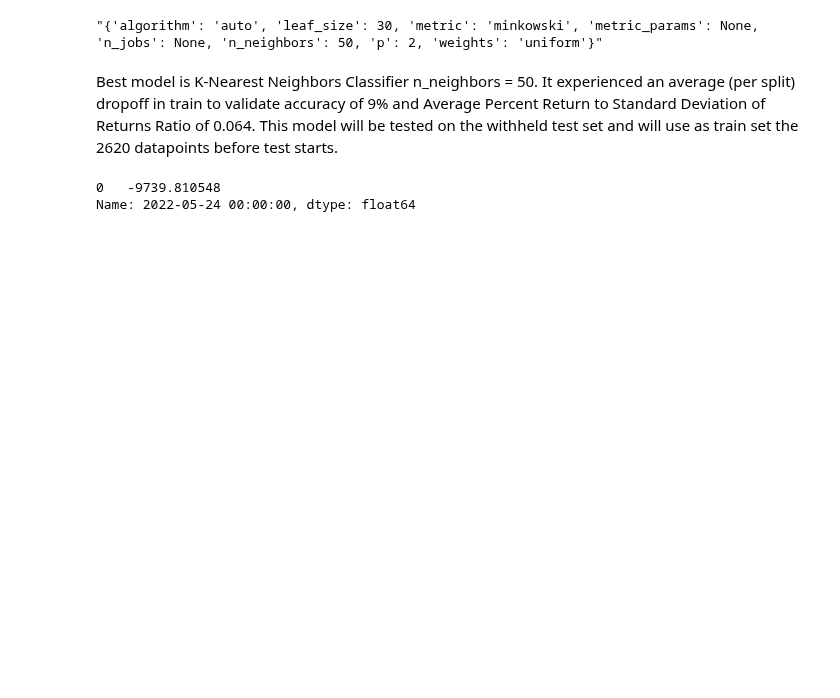
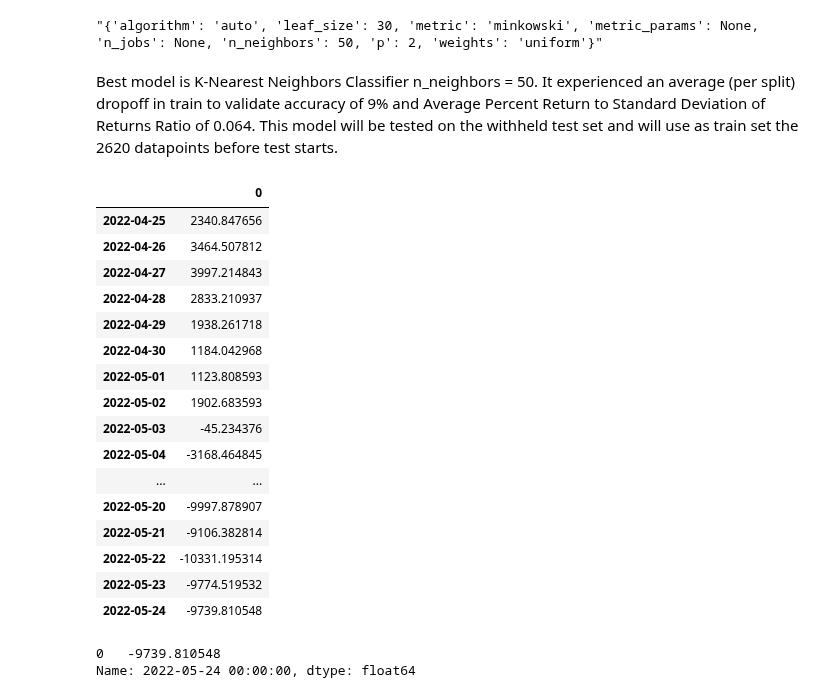
Before and after one commit to FinancialForecasters/financial_forecaster, a Jupyter notebook: explore_jesse.ipynb, the cells around one changed output. Cells and saved outputs as stored; diff of their text form; code cells hidden in the pictures; blank space fills up the shorter version.

```diff
--- a/explore_jesse.ipynb
+++ b/explore_jesse.ipynb
@@ -398,16 +429,16 @@ def rolling_split_train_and_test(df, features_to_use, features_to_scale, target,
 # %%
-def scale_X(X_train, X_test, features_to_use, features_to_scale, scaler_type):
-    """ Scales X_train, X_test using scaler_type. Only scales features in features_to_scale. """
-    scaler = scaler_type
+# def scale_X(X_train, X_test, features_to_use, features_to_scale, scaler_type):
+#     """ Scales X_train, X_test using scaler_type. Only scales features in features_to_scale. """
+#     scaler = scaler_type
 
-    X_train_scaled = pd.concat([X_train.drop(columns = features_to_scale),
-                                pd.DataFrame(data = scaler.fit_transform(X_train[features_to_scale]),
-                                             columns = features_to_scale, index = X_train.index)],
-                               axis=1)
-    X_test_scaled = pd.concat([X_test.drop(columns = features_to_scale),
-                                pd.DataFrame(data = scaler.transform(X_test[features_to_scale]),
-                                             columns = features_to_scale, index = X_test.index)],
-                               axis=1)
+#     X_train_scaled = pd.concat([X_train.drop(columns = features_to_scale),
+#                                 pd.DataFrame(data = scaler.fit_transform(X_train[features_to_scale]),
+#                                              columns = features_to_scale, index = X_train.index)],
+#                                axis=1)
+#     X_test_scaled = pd.concat([X_test.drop(columns = features_to_scale),
+#                                 pd.DataFrame(data = scaler.transform(X_test[features_to_scale]),
+#                                              columns = features_to_scale, index = X_test.index)],
+#                                axis=1)
 
-    return X_train_scaled, X_test_scaled
+#     return X_train_scaled, X_test_scaled
 # %%
@@ -927,3 +973,23 @@ final_test_equity_curve= get_equity_curve(final_test_equity_curve, final_test_eq
 
 # baseline_equity_curve = pd.DataFrame()
 # equity_plots_data = {}
+# %%
+test_final_model(features_to_use, features_to_scale, model_to_test,target, other_targets, df, test_size)
+# %% [output]
+|  | 0 |
+| 2022-04-25 | 2340.847656 |
+| 2022-04-26 | 3464.507812 |
+| 2022-04-27 | 3997.214843 |
+| 2022-04-28 | 2833.210937 |
+| 2022-04-29 | 1938.261718 |
+| 2022-04-30 | 1184.042968 |
+| 2022-05-01 | 1123.808593 |
+| 2022-05-02 | 1902.683593 |
+| 2022-05-03 | -45.234376 |
+| 2022-05-04 | -3168.464845 |
+| ... | ... |
+| 2022-05-20 | -9997.878907 |
+| 2022-05-21 | -9106.382814 |
+| 2022-05-22 | -10331.195314 |
+| 2022-05-23 | -9774.519532 |
+| 2022-05-24 | -9739.810548 |
```
Also changed, not shown: parts of 29 cells of this notebook.
